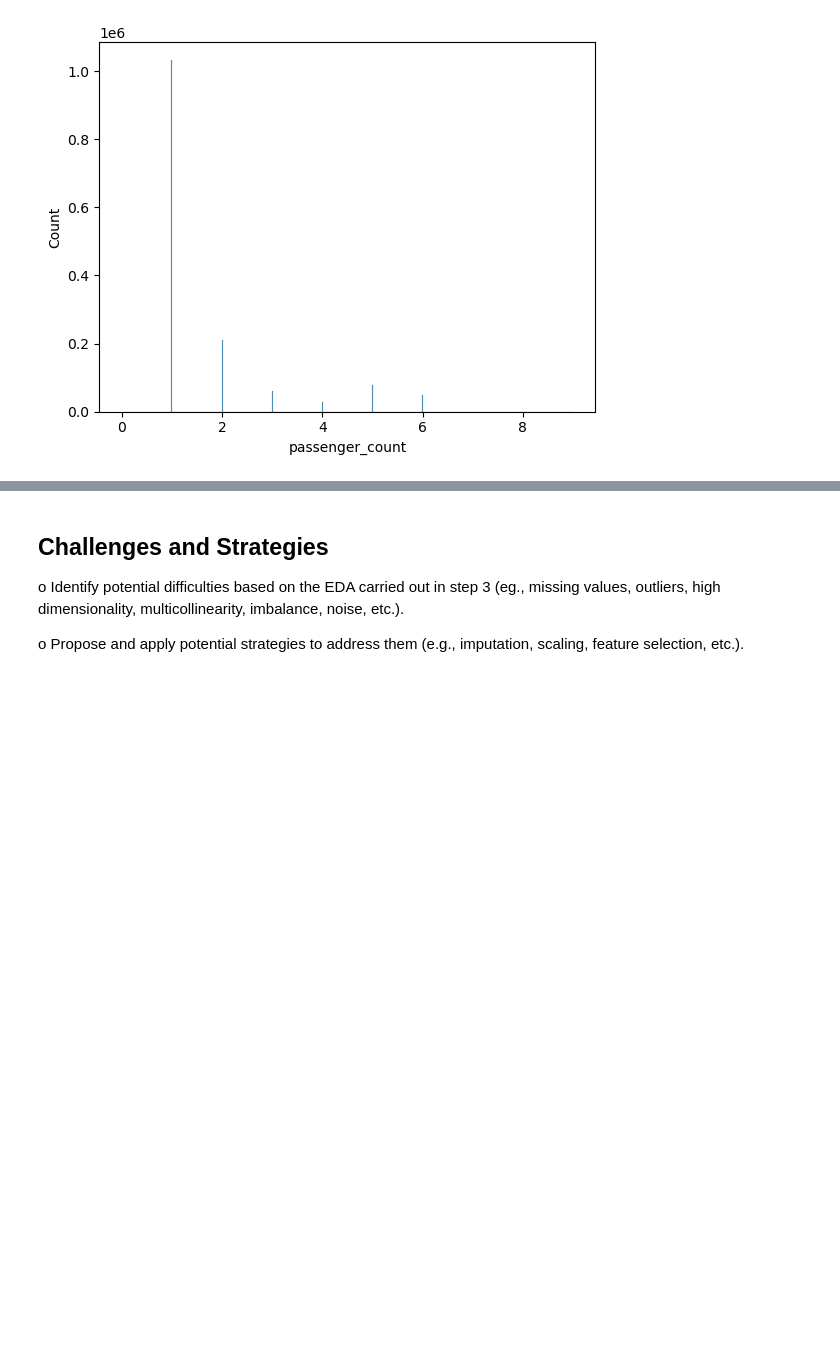
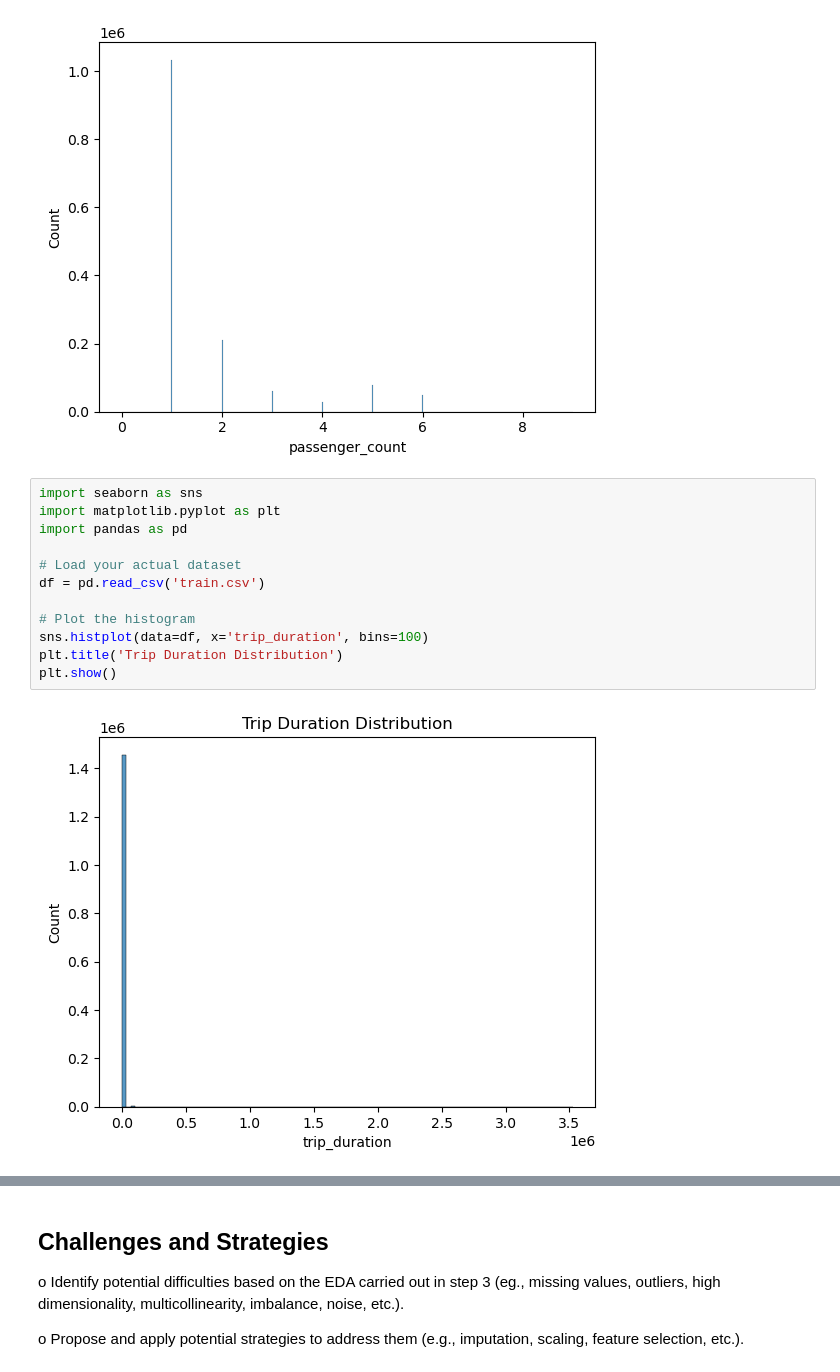
Before and after one commit to charralbert/Taxi_Trip_Duration, a Jupyter notebook: project_deliverable_1_Group_33.ipynb, the cells around one changed output, grey strips where cells are left out. Cells and saved outputs as stored; diff of their text form; blank space fills up the shorter version.

```diff
--- a/project_deliverable_1_Group_33.ipynb
+++ b/project_deliverable_1_Group_33.ipynb
@@ -132,3 +132,17 @@ sns.histplot(df['passenger_count'])
 # %% [output]
 <Axes: xlabel='passenger_count', ylabel='Count'>
 [figure]
+# %%
+import seaborn as sns
+import matplotlib.pyplot as plt
+import pandas as pd
+
+# Load your actual dataset
+df = pd.read_csv('train.csv')
+
+# Plot the histogram
+sns.histplot(data=df, x='trip_duration', bins=100)
+plt.title('Trip Duration Distribution')
+plt.show()
+# %% [output]
+[figure, added]
```
Also changed, not shown: parts of 9 cells of this notebook, 1 other file.
